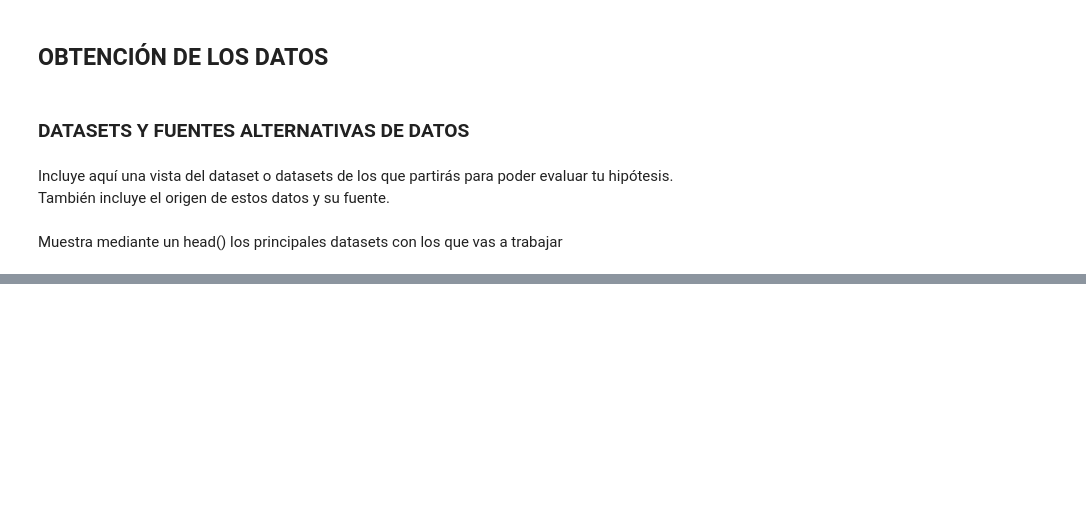
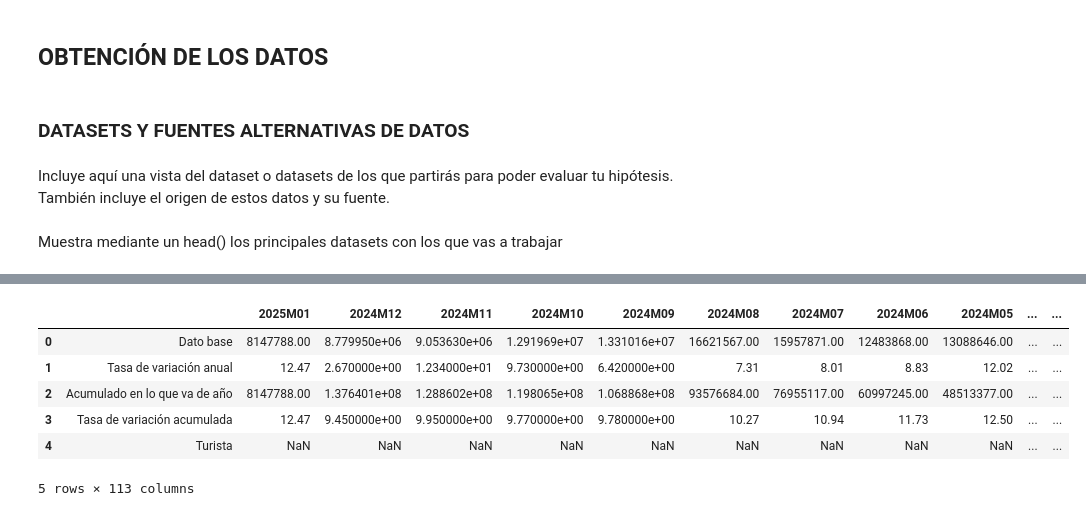
Before and after one commit to Cristianvas198/EDA_Turismo, a Jupyter notebook: 1-Definicion_EDA_turismo.ipynb, the cells around one changed output, grey strips where cells are left out. Cells and saved outputs as stored; diff of their text form; code cells hidden in the pictures; blank space fills up the shorter version.

```diff
--- a/1-Definicion_EDA_turismo.ipynb
+++ b/1-Definicion_EDA_turismo.ipynb
@@ -134,0 +68,11 @@ df_5.head(10)
+# %%
+#Número de visitantes según tipología
+df_2.head()
+# %% [output]
+|  |  | 2025M01 | 2024M12 | 2024M11 | 2024M10 | 2024M09 | 2024M08 | 2024M07 | 2024M06 | 2024M05 | ... | ... |
+| 0 | Dato base | 8147788.00 | 8.779950e+06 | 9.053630e+06 | 1.291969e+07 | 1.331016e+07 | 16621567.00 | 15957871.00 | 12483868.00 | 13088646.00 | ... | ... |
+| 1 | Tasa de variación anual | 12.47 | 2.670000e+00 | 1.234000e+01 | 9.730000e+00 | 6.420000e+00 | 7.31 | 8.01 | 8.83 | 12.02 | ... | ... |
+| 2 | Acumulado en lo que va de año | 8147788.00 | 1.376401e+08 | 1.288602e+08 | 1.198065e+08 | 1.068868e+08 | 93576684.00 | 76955117.00 | 60997245.00 | 48513377.00 | ... | ... |
+| 3 | Tasa de variación acumulada | 12.47 | 9.450000e+00 | 9.950000e+00 | 9.770000e+00 | 9.780000e+00 | 10.27 | 10.94 | 11.73 | 12.50 | ... | ... |
+| 4 | Turista | NaN | NaN | NaN | NaN | NaN | NaN | NaN | NaN | NaN | ... | ... |
+5 rows × 113 columns
```
Also changed, not shown: parts of 11 cells of this notebook, 3 other files.
